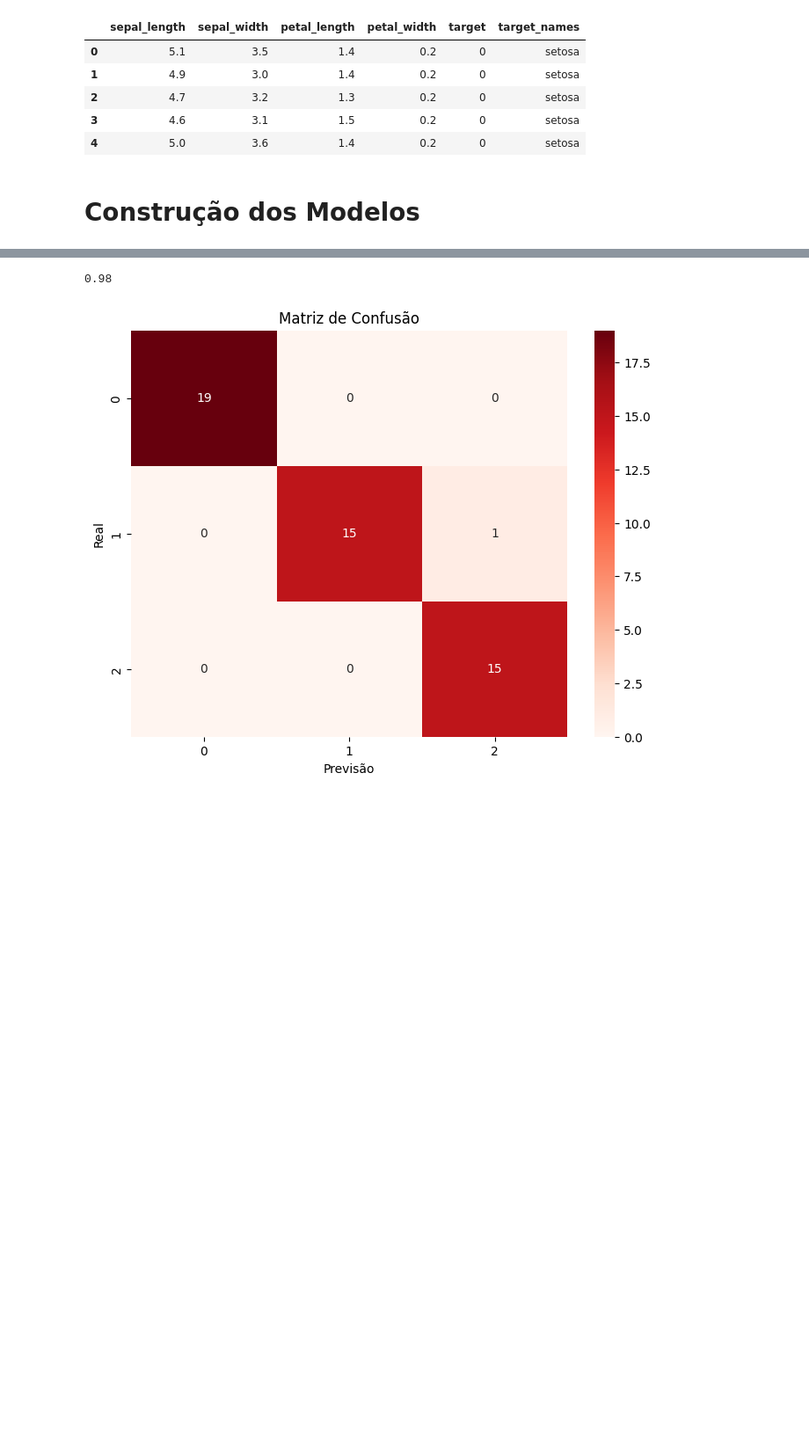
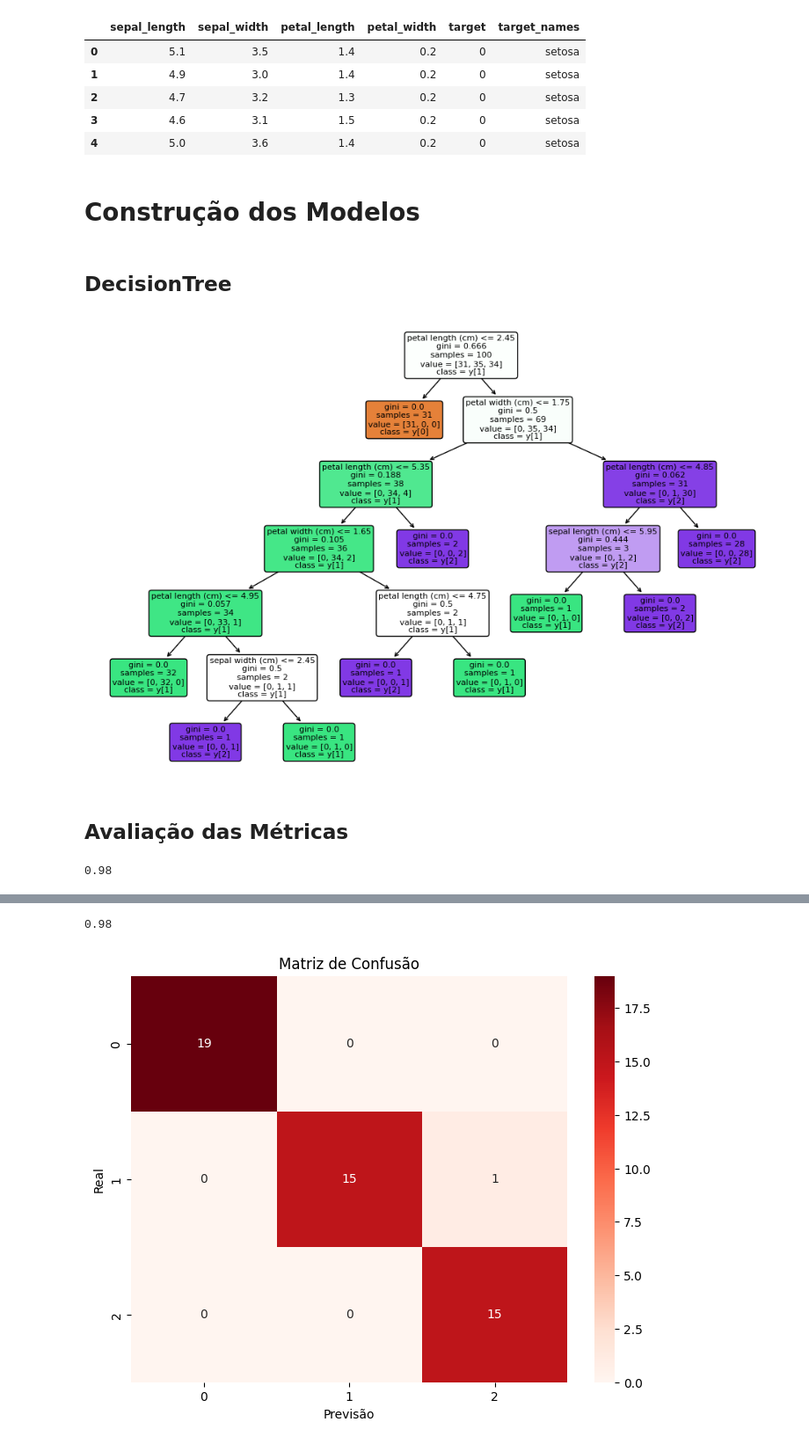
Before and after one commit to mrafaelbatista/uniesp-mba-dados-machine-learning, a Jupyter notebook: PosDados_ML_Aula_02_1_Classificação.ipynb, the cells around one changed output, grey strips where cells are left out. Shown at 88% size. Saved outputs shown, nothing was run; the diff lists cells and outputs as text; code cells hidden in the pictures; blank space fills up the shorter version.

```diff
--- a/PosDados_ML_Aula_02_1_Classificação.ipynb
+++ b/PosDados_ML_Aula_02_1_Classificação.ipynb
@@ -145,7 +159,11 @@ X = df.drop(['target', 'target_names'], axis=1)
 y = df['target']
 # %%
 X_train, X_test, y_train, y_test = train_test_split(
-    X, y, test_size=0.33, random_state=42
-)
+    X, y, test_size=0.33, random_state=42)
 # %% [markdown]
 # Construção dos Modelos
+# %% [markdown]
+## DecisionTree
+# %%
+clf_dt = DecisionTreeClassifier()
+clf_dt = clf_dt.fit(X_train, y_train)
@@ -151,0 +172,12 @@ X_train, X_test, y_train, y_test = train_test_split(
+# %%
+plt.figure(figsize=(12, 8))  # Ajuste o tamanho da figura conforme necessário
+plot_tree(clf_dt, class_names=True, filled=True, rounded=True, feature_names=iris.feature_names)
+plt.show()
+# %% [output]
+[figure, added]
+# %% [markdown]
+## Avaliação das Métricas
+# %%
+accuracy_score(y_test, y_pred_dt)
+# %% [output]
+0.98
```
Also changed, not shown: parts of 7 cells of this notebook.
